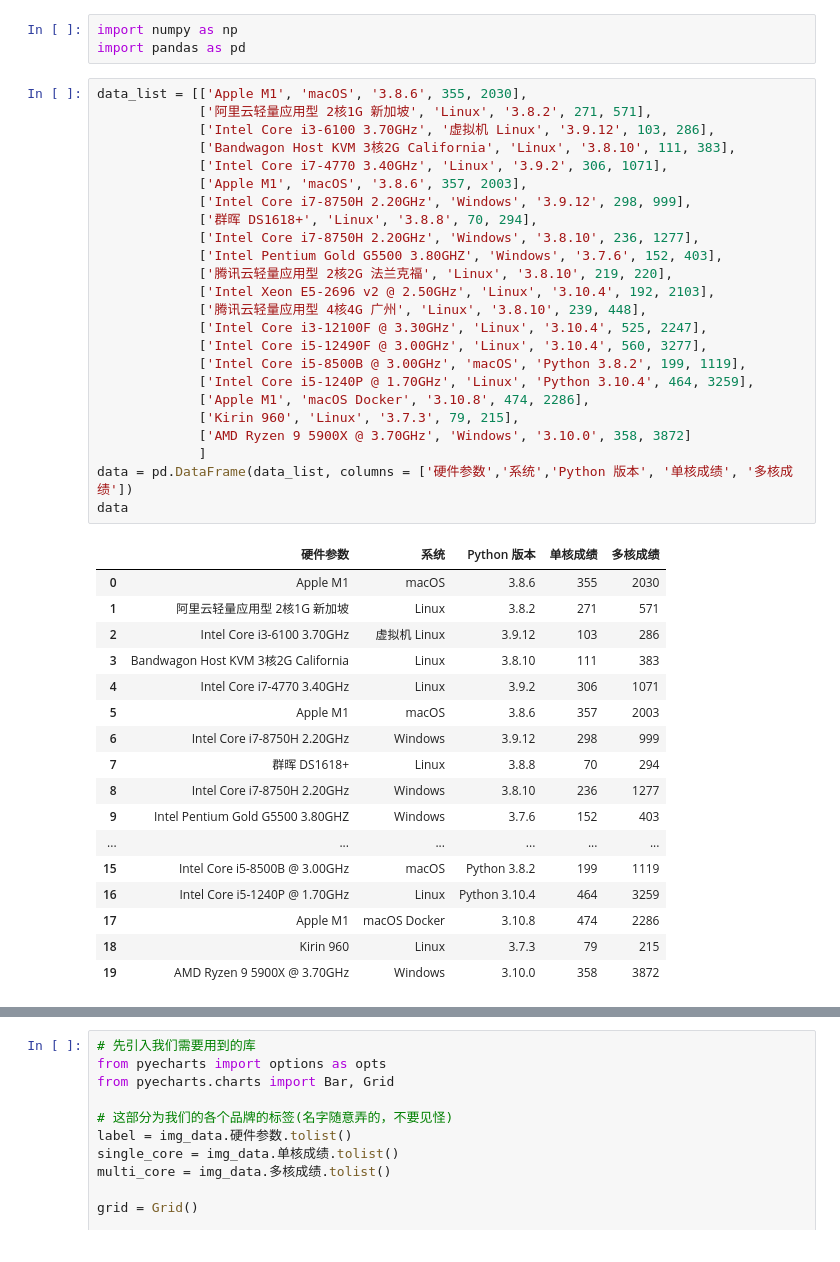
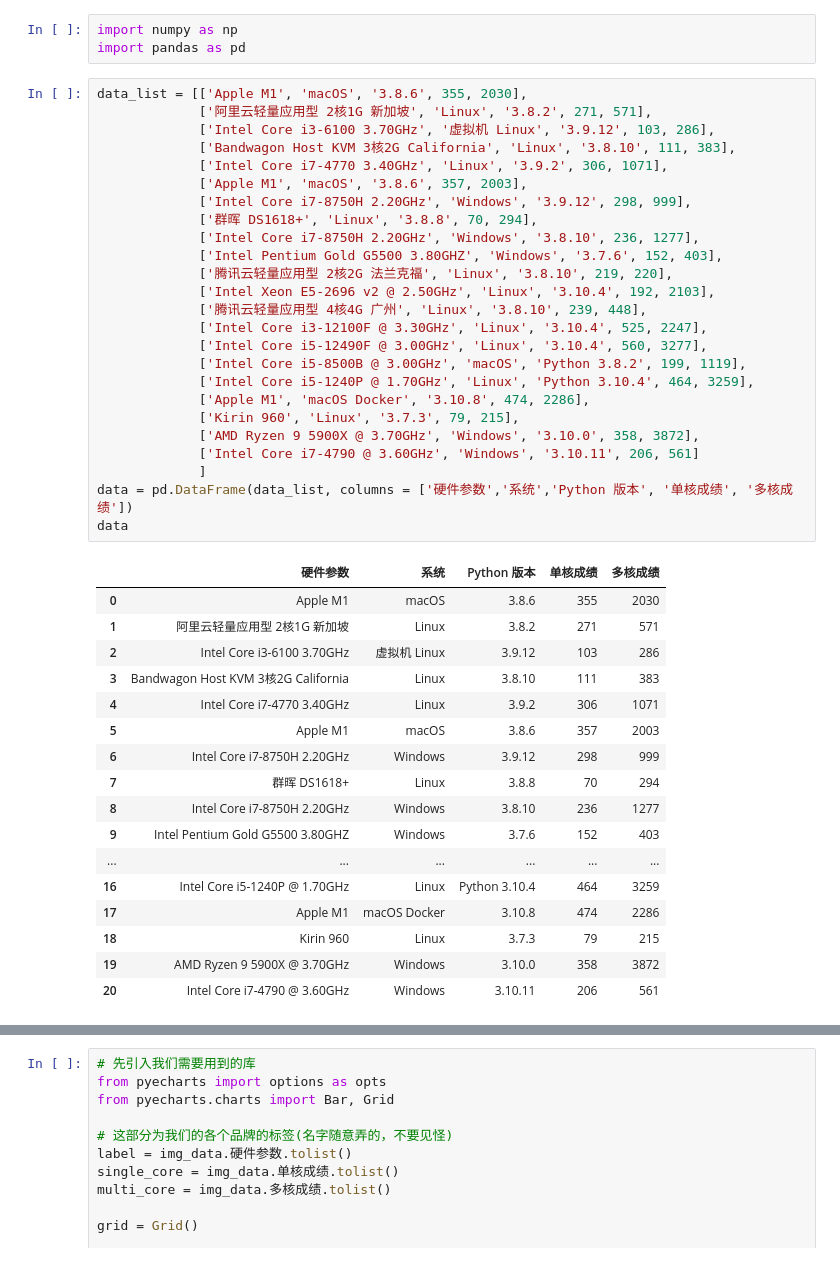
Before and after one commit to Cyberbolt/py_cpu_test, a Jupyter notebook: data_analysis/visualize.ipynb, the cells around one changed output, grey strips where cells are left out. Saved outputs shown, nothing was run; the diff lists cells and outputs as text.

Commit message:
更新 Intel(R) Core(TM)i7-4790 CPU @ 3.60GHz

```diff
--- a/data_analysis/visualize.ipynb
+++ b/data_analysis/visualize.ipynb
@@ -10,39 +10,40 @@ data_list = [['Apple M1', 'macOS', '3.8.6', 355, 2030],
              ['Apple M1', 'macOS', '3.8.6', 357, 2003],
              ['Intel Core i7-8750H 2.20GHz', 'Windows', '3.9.12', 298, 999],
              ['群晖 DS1618+', 'Linux', '3.8.8', 70, 294],
              ['Intel Core i7-8750H 2.20GHz', 'Windows', '3.8.10', 236, 1277],
              ['Intel Pentium Gold G5500 3.80GHZ', 'Windows', '3.7.6', 152, 403],
              ['腾讯云轻量应用型 2核2G 法兰克福', 'Linux', '3.8.10', 219, 220],
              ['Intel Xeon E5-2696 v2 @ 2.50GHz', 'Linux', '3.10.4', 192, 2103],
              ['腾讯云轻量应用型 4核4G 广州', 'Linux', '3.8.10', 239, 448],
              ['Intel Core i3-12100F @ 3.30GHz', 'Linux', '3.10.4', 525, 2247],
              ['Intel Core i5-12490F @ 3.00GHz', 'Linux', '3.10.4', 560, 3277],
              ['Intel Core i5-8500B @ 3.00GHz', 'macOS', 'Python 3.8.2', 199, 1119],
              ['Intel Core i5-1240P @ 1.70GHz', 'Linux', 'Python 3.10.4', 464, 3259],
              ['Apple M1', 'macOS Docker', '3.10.8', 474, 2286],
              ['Kirin 960', 'Linux', '3.7.3', 79, 215],
-             ['AMD Ryzen 9 5900X @ 3.70GHz', 'Windows', '3.10.0', 358, 3872]
+             ['AMD Ryzen 9 5900X @ 3.70GHz', 'Windows', '3.10.0', 358, 3872],
+             ['Intel Core i7-4790 @ 3.60GHz', 'Windows', '3.10.11', 206, 561]
              ]
 data = pd.DataFrame(data_list, columns = ['硬件参数','系统','Python 版本', '单核成绩', '多核成绩'])
 data
 # %% [output]
 |  | 硬件参数 | 系统 | Python 版本 | 单核成绩 | 多核成绩 |
 | 0 | Apple M1 | macOS | 3.8.6 | 355 | 2030 |
 | 1 | 阿里云轻量应用型 2核1G 新加坡 | Linux | 3.8.2 | 271 | 571 |
 | 2 | Intel Core i3-6100 3.70GHz | 虚拟机 Linux | 3.9.12 | 103 | 286 |
 | 3 | Bandwagon Host KVM 3核2G California | Linux | 3.8.10 | 111 | 383 |
 | 4 | Intel Core i7-4770 3.40GHz | Linux | 3.9.2 | 306 | 1071 |
 | 5 | Apple M1 | macOS | 3.8.6 | 357 | 2003 |
 | 6 | Intel Core i7-8750H 2.20GHz | Windows | 3.9.12 | 298 | 999 |
 | 7 | 群晖 DS1618+ | Linux | 3.8.8 | 70 | 294 |
 | 8 | Intel Core i7-8750H 2.20GHz | Windows | 3.8.10 | 236 | 1277 |
 | 9 | Intel Pentium Gold G5500 3.80GHZ | Windows | 3.7.6 | 152 | 403 |
 | ... | ... | ... | ... | ... | ... |
-| 15 | Intel Core i5-8500B @ 3.00GHz | macOS | Python 3.8.2 | 199 | 1119 |
 | 16 | Intel Core i5-1240P @ 1.70GHz | Linux | Python 3.10.4 | 464 | 3259 |
 | 17 | Apple M1 | macOS Docker | 3.10.8 | 474 | 2286 |
 | 18 | Kirin 960 | Linux | 3.7.3 | 79 | 215 |
 | 19 | AMD Ryzen 9 5900X @ 3.70GHz | Windows | 3.10.0 | 358 | 3872 |
+| 20 | Intel Core i7-4790 @ 3.60GHz | Windows | 3.10.11 | 206 | 561 |
 # %%
 data = data.groupby(['硬件参数','系统'], as_index = False)[['Python 版本','单核成绩','多核成绩']].agg({'单核成绩': np.mean, '多核成绩': np.mean})
 data['单核成绩'] = data['单核成绩'].astype('int')
```
Also changed, not shown: parts of 2 cells of this notebook, 4 other files.
